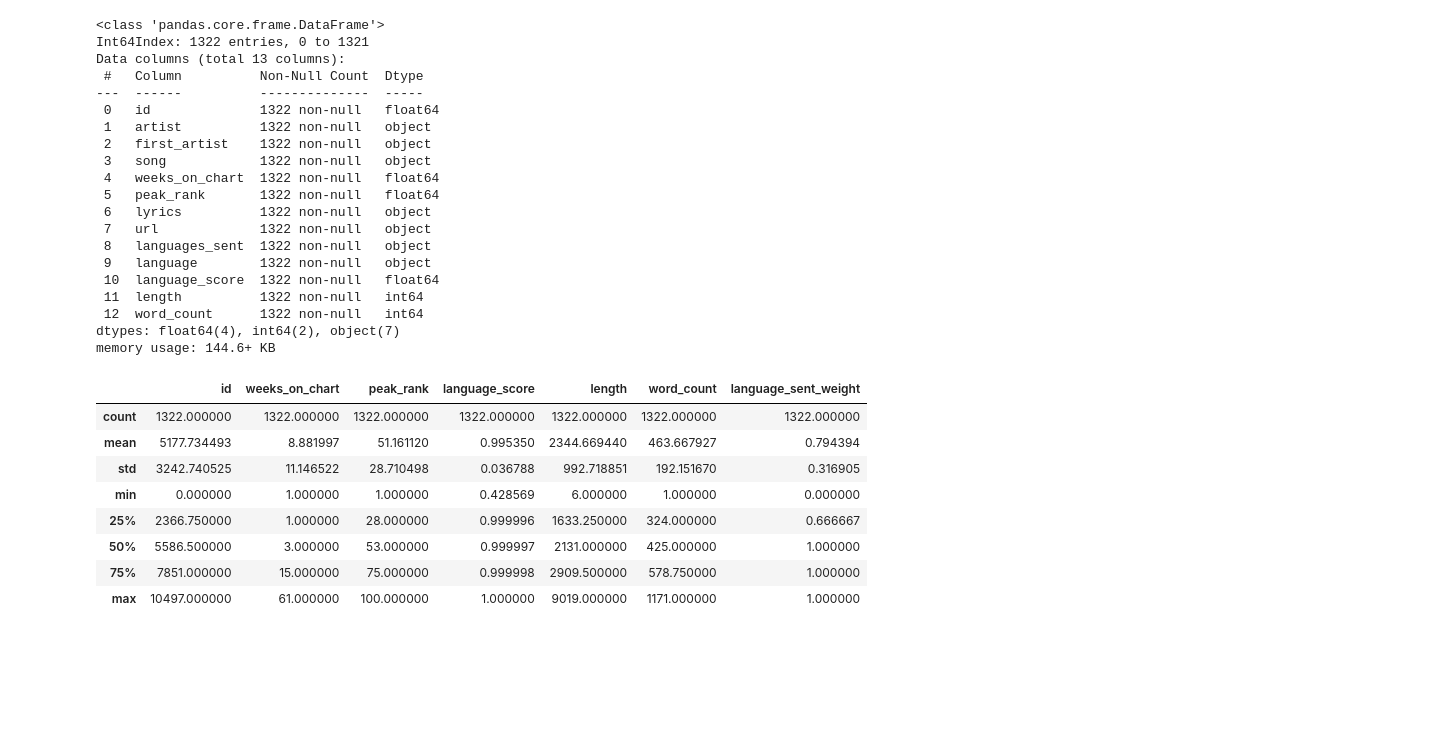
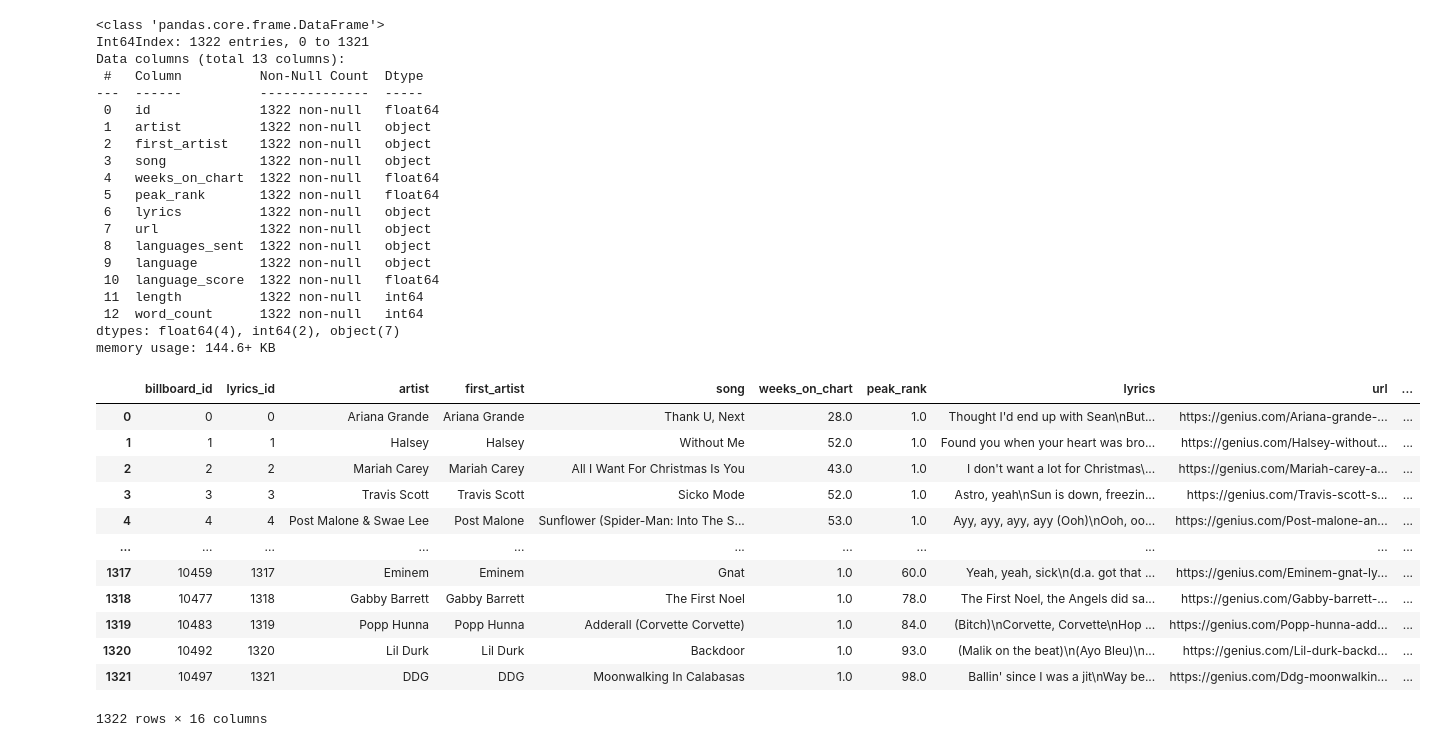
Before and after one commit to FelixSiegfriedRiedel/chart-lyrics-analysis, a Jupyter notebook: src/notebooks/lyrics_preparation.ipynb, the cells around one changed output. Drawn from its saved outputs; the diff is of its cells as text; code cells hidden in the pictures; blank space fills up the shorter version.

```diff
--- a/src/notebooks/lyrics_preparation.ipynb
+++ b/src/notebooks/lyrics_preparation.ipynb
@@ -24,3 +23,3 @@ data/lyrics\short_lyrics.csv
 # %%
-lyrics = pd.read_csv('data/lyrics/artist_song_lyrics.csv', encoding='utf-8', index_col=0)
+lyrics = pd.read_csv('../../data/lyrics/artist_song_lyrics.csv', encoding='utf-8', index_col=0)
 lyrics.head()
@@ -34,6 +26,7 @@ lyrics.head()
 # %%
-lyrics_updated = pd.read_csv('data/lyrics/lyrics_invalid_updated.csv', encoding='utf-8', index_col=0)
-lyrics_updated.to_excel('data/output/lyrics_updated.xlsx')
+lyrics_updated = pd.read_csv('../../data/lyrics/lyrics_invalid_updated.csv', encoding='utf-8', index_col=0)
+lyrics_updated.to_excel('../../data/output/lyrics_updated.xlsx')
+lyrics_updated = lyrics_updated.fillna(" ")
 lyrics_updated.tail()
 # %% [output]
 |  | id | artist | first_artist | song | weeks_on_chart | peak_rank | lyrics | url | url_first_word | ... |
@@ -99,8 +90,7 @@ def create_language_detector(nlp, name):
    return LanguageDetector(language_detection_function=None)
 #
 # %%
-nlp = spacy.load("en_core_web_lg", exclude=['sentencizer'])
-nlp.add_pipe("sentencizer", config={"punct_chars": ['\n']})
+nlp = spacy.load("en_core_web_lg")
 nlp.add_pipe('language_detector')
 # %% [output]
 <spacy_langdetect.spacy_langdetect.LanguageDetector at 0x...>
@@ -198,30 +152,30 @@ Data columns (total 13 columns):
  12  word_count      1322 non-null   int64
 dtypes: float64(4), int64(2), object(7)
 memory usage: 144.6+ KB
-# %%
-def get_main_lang(languages):
-    if len(languages) > 0:
-        language = list(languages)[0]
-        weight = languages[language] / sum(languages.values())
-        return language, weight
-
-    else:
-        return '', 0
-
-lyrics['language_sent'] = lyrics['languages_sent'].apply(lambda languages: get_main_lang(languages)[0])
-lyrics['language_sent_weight'] = lyrics['languages_sent'].apply(lambda languages: get_main_lang(languages)[1])
-
-lyrics.describe()
-# %% [output]
-|  | id | weeks_on_chart | peak_rank | language_score | length | word_count | language_sent_weight |
-| count | 1322.000000 | 1322.000000 | 1322.000000 | 1322.000000 | 1322.000000 | 1322.000000 | 1322.000000 |
-| mean | 5177.734493 | 8.881997 | 51.161120 | 0.995350 | 2344.669440 | 463.667927 | 0.794394 |
-| std | 3242.740525 | 11.146522 | 28.710498 | 0.036788 | 992.718851 | 192.151670 | 0.316905 |
-| min | 0.000000 | 1.000000 | 1.000000 | 0.428569 | 6.000000 | 1.000000 | 0.000000 |
-| 25% | 2366.750000 | 1.000000 | 28.000000 | 0.999996 | 1633.250000 | 324.000000 | 0.666667 |
-| 50% | 5586.500000 | 3.000000 | 53.000000 | 0.999997 | 2131.000000 | 425.000000 | 1.000000 |
-| 75% | 7851.000000 | 15.000000 | 75.000000 | 0.999998 | 2909.500000 | 578.750000 | 1.000000 |
-| max | 10497.000000 | 61.000000 | 100.000000 | 1.000000 | 9019.000000 | 1171.000000 | 1.000000 |
+# %%
+lyrics = lyrics.rename(columns={'id' : 'billboard_id'})
+lyrics['billboard_id'] = lyrics['billboard_id'].astype(int)
+lyrics.sort_values(by='billboard_id', inplace=True)
+lyrics.reset_index(inplace=True,drop=True)
+lyrics['lyrics_id'] = lyrics.index
+lyrics = lyrics[['billboard_id','lyrics_id', 'artist', 'first_artist', 'song', 'weeks_on_chart', 'peak_rank',
+       'lyrics', 'url', 'length', 'word_count', 'language', 'language_score']]
+
+lyrics
+# %% [output]
+|  | billboard_id | lyrics_id | artist | first_artist | song | weeks_on_chart | peak_rank | lyrics | url | ... |
+| 0 | 0 | 0 | Ariana Grande | Ariana Grande | Thank U, Next | 28.0 | 1.0 | Thought I'd end up with Sean\nBut... | https://genius.com/Ariana-grande-... | ... |
+| 1 | 1 | 1 | Halsey | Halsey | Without Me | 52.0 | 1.0 | Found you when your heart was bro... | https://genius.com/Halsey-without... | ... |
+| 2 | 2 | 2 | Mariah Carey | Mariah Carey | All I Want For Christmas Is You | 43.0 | 1.0 | I don't want a lot for Christmas\... | https://genius.com/Mariah-carey-a... | ... |
+| 3 | 3 | 3 | Travis Scott | Travis Scott | Sicko Mode | 52.0 | 1.0 | Astro, yeah\nSun is down, freezin... | https://genius.com/Travis-scott-s... | ... |
+| 4 | 4 | 4 | Post Malone & Swae Lee | Post Malone | Sunflower (Spider-Man: Into The S... | 53.0 | 1.0 | Ayy, ayy, ayy, ayy (Ooh)\nOoh, oo... | https://genius.com/Post-malone-an... | ... |
+| ... | ... | ... | ... | ... | ... | ... | ... | ... | ... | ... |
+| 1317 | 10459 | 1317 | Eminem | Eminem | Gnat | 1.0 | 60.0 | Yeah, yeah, sick\n(d.a. got that ... | https://genius.com/Eminem-gnat-ly... | ... |
+| 1318 | 10477 | 1318 | Gabby Barrett | Gabby Barrett | The First Noel | 1.0 | 78.0 | The First Noel, the Angels did sa... | https://genius.com/Gabby-barrett-... | ... |
+| 1319 | 10483 | 1319 | Popp Hunna | Popp Hunna | Adderall (Corvette Corvette) | 1.0 | 84.0 | (Bitch)\nCorvette, Corvette\nHop ... | https://genius.com/Popp-hunna-add... | ... |
+| 1320 | 10492 | 1320 | Lil Durk | Lil Durk | Backdoor | 1.0 | 93.0 | (Malik on the beat)\n(Ayo Bleu)\n... | https://genius.com/Lil-durk-backd... | ... |
+| 1321 | 10497 | 1321 | DDG | DDG | Moonwalking In Calabasas | 1.0 | 98.0 | Ballin' since I was a jit\nWay be... | https://genius.com/Ddg-moonwalkin... | ... |
+1322 rows × 16 columns
 # %%
 pd.set_option('display.max_colwidth', 150)
 lyrics_non_english = lyrics.loc[lyrics['language'] != 'en']
```
Also changed, not shown: parts of 25 cells of this notebook.
